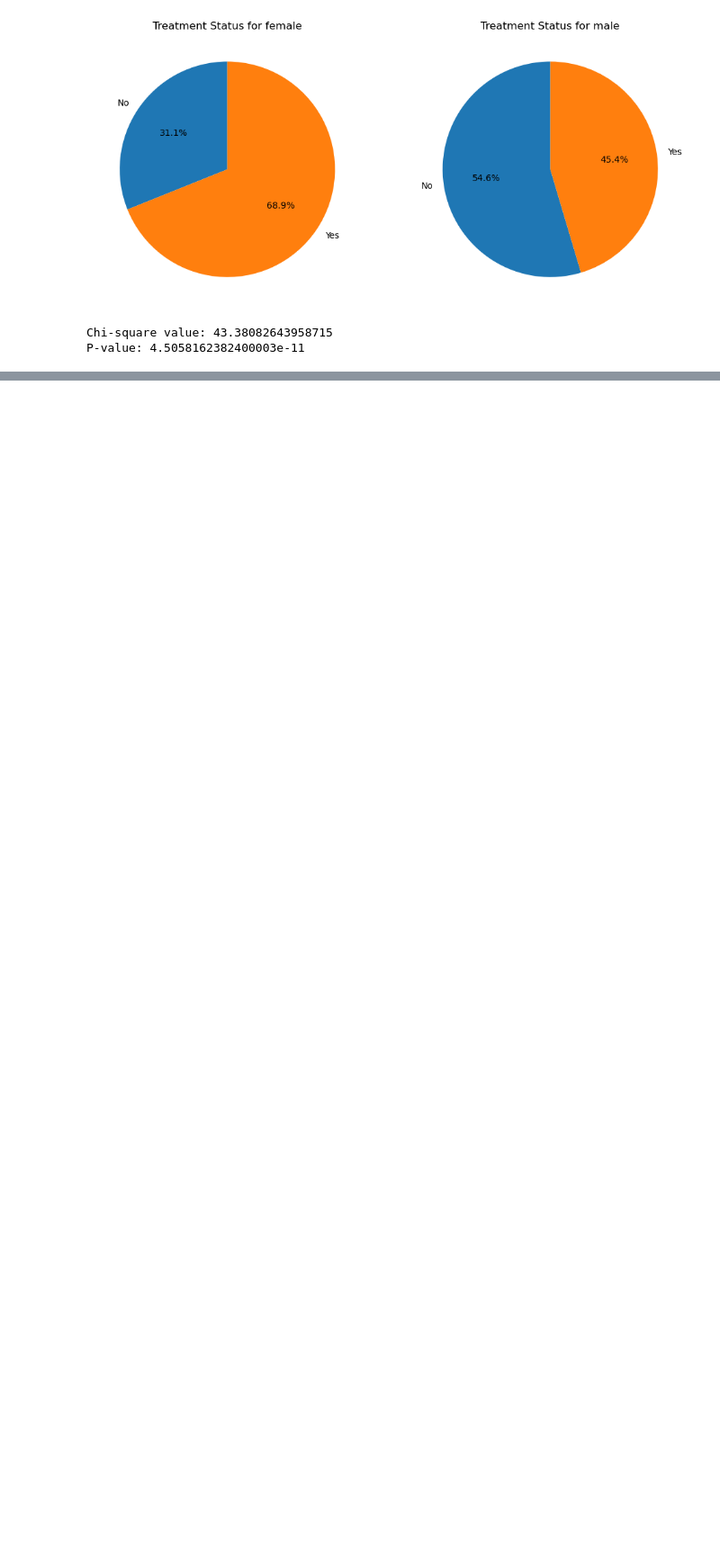
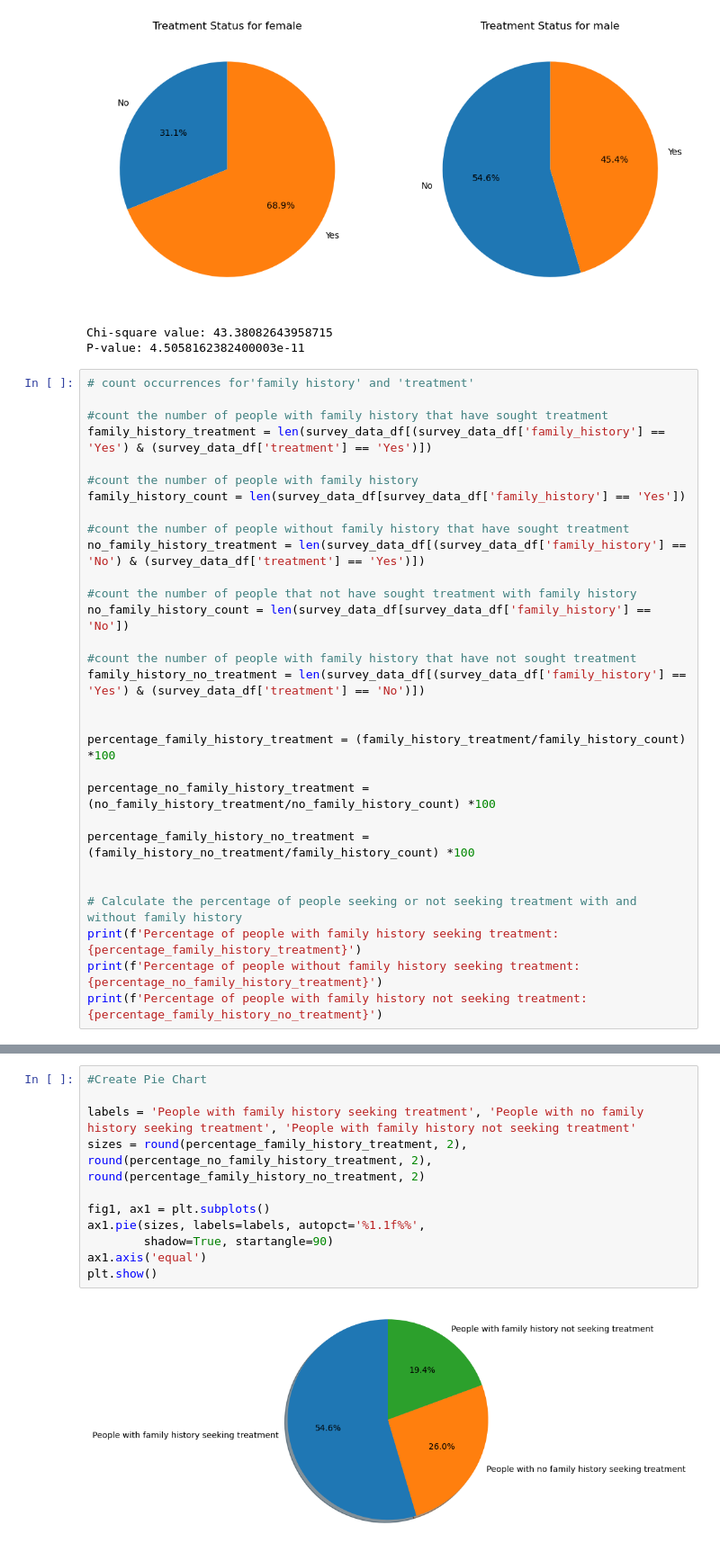
Before and after one commit to Bettypani/mental-health-survey-analysis, a Jupyter notebook: code/survey-data-script.ipynb, the cells around one changed output, grey strips where cells are left out. Shown at 90% size. Saved outputs shown, nothing was run; the diff lists cells and outputs as text; blank space fills up the shorter version.

Commit message:
Family history and treatment analysis with pie chart

```diff
--- a/code/survey-data-script.ipynb
+++ b/code/survey-data-script.ipynb
@@ -61,3 +61,33 @@ print(f"P-value: {p}")
 [figure]
 Chi-square value: 43.38082643958715
 P-value: 4.5058162382400003e-11
+# %%
+# count occurrences for'family history' and 'treatment'
+
+#count the number of people with family history that have sought treatment
+family_history_treatment = len(survey_data_df[(survey_data_df['family_history'] == 'Yes') & (survey_data_df['treatment'] == 'Yes')])
+
+#count the number of people with family history
+family_history_count = len(survey_data_df[survey_data_df['family_history'] == 'Yes'])
+
+#count the number of people without family history that have sought treatment
+no_family_history_treatment = len(survey_data_df[(survey_data_df['family_history'] == 'No') & (survey_data_df['treatment'] == 'Yes')])
+
+#count the number of people that not have sought treatment with family history
+no_family_history_count = len(survey_data_df[survey_data_df['family_history'] == 'No'])
+
+#count the number of people with family history that have not sought treatment
+family_history_no_treatment = len(survey_data_df[(survey_data_df['family_history'] == 'Yes') & (survey_data_df['treatment'] == 'No')])
+
+
+percentage_family_history_treatment = (family_history_treatment/family_history_count) *100
+
+percentage_no_family_history_treatment = (no_family_history_treatment/no_family_history_count) *100
+
+percentage_family_history_no_treatment = (family_history_no_treatment/family_history_count) *100
+
+
+# Calculate the percentage of people seeking or not seeking treatment with and without family history
+print(f'Percentage of people with family history seeking treatment: {percentage_family_history_treatment}')
+print(f'Percentage of people without family history seeking treatment: {percentage_no_family_history_treatment}')
+print(f'Percentage of people with family history not seeking treatment: {percentage_family_history_no_treatment}')
@@ -63,0 +98,13 @@ P-value: 4.5058162382400003e-11
+# %%
+#Create Pie Chart
+
+labels = 'People with family history seeking treatment', 'People with no family history seeking treatment', 'People with family history not seeking treatment'
+sizes = round(percentage_family_history_treatment, 2), round(percentage_no_family_history_treatment, 2), round(percentage_family_history_no_treatment, 2)
+
+fig1, ax1 = plt.subplots()
+ax1.pie(sizes, labels=labels, autopct='%1.1f%%',
+        shadow=True, startangle=90)
+ax1.axis('equal')
+plt.show()
+# %% [output]
+[figure, added]
```
Also changed, not shown: parts of 1 cell of this notebook.
